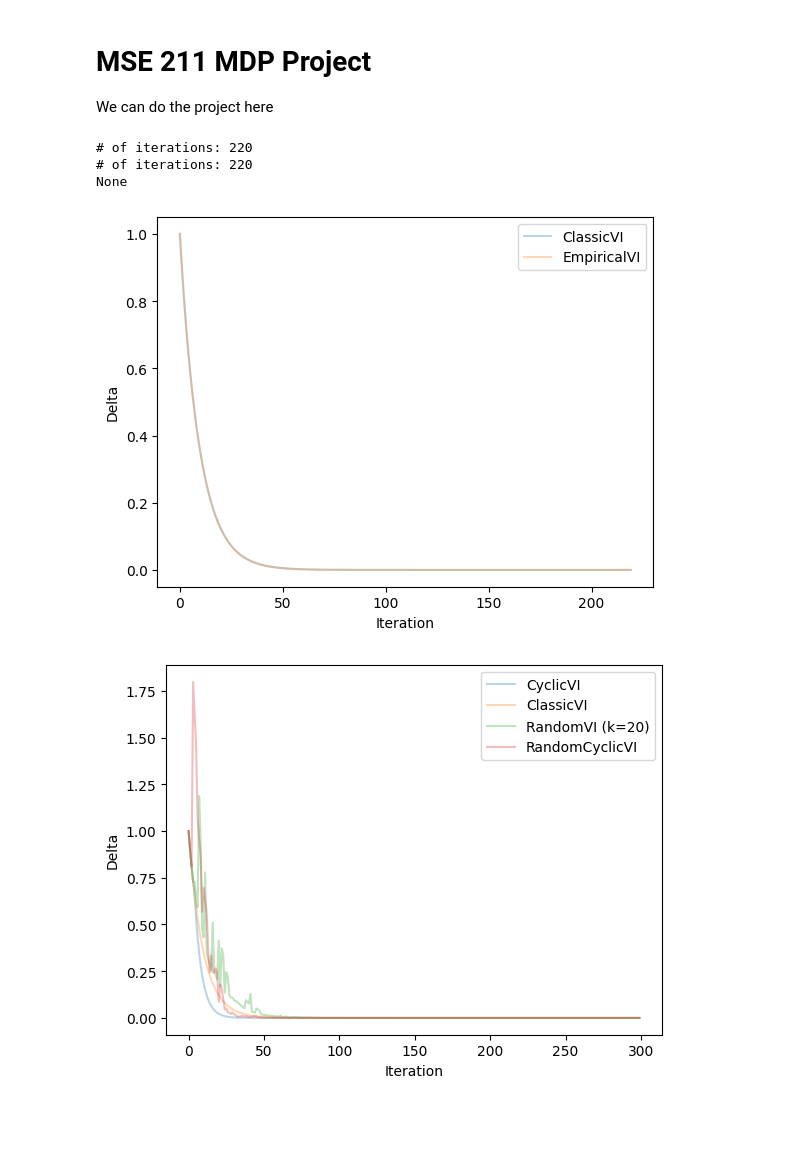
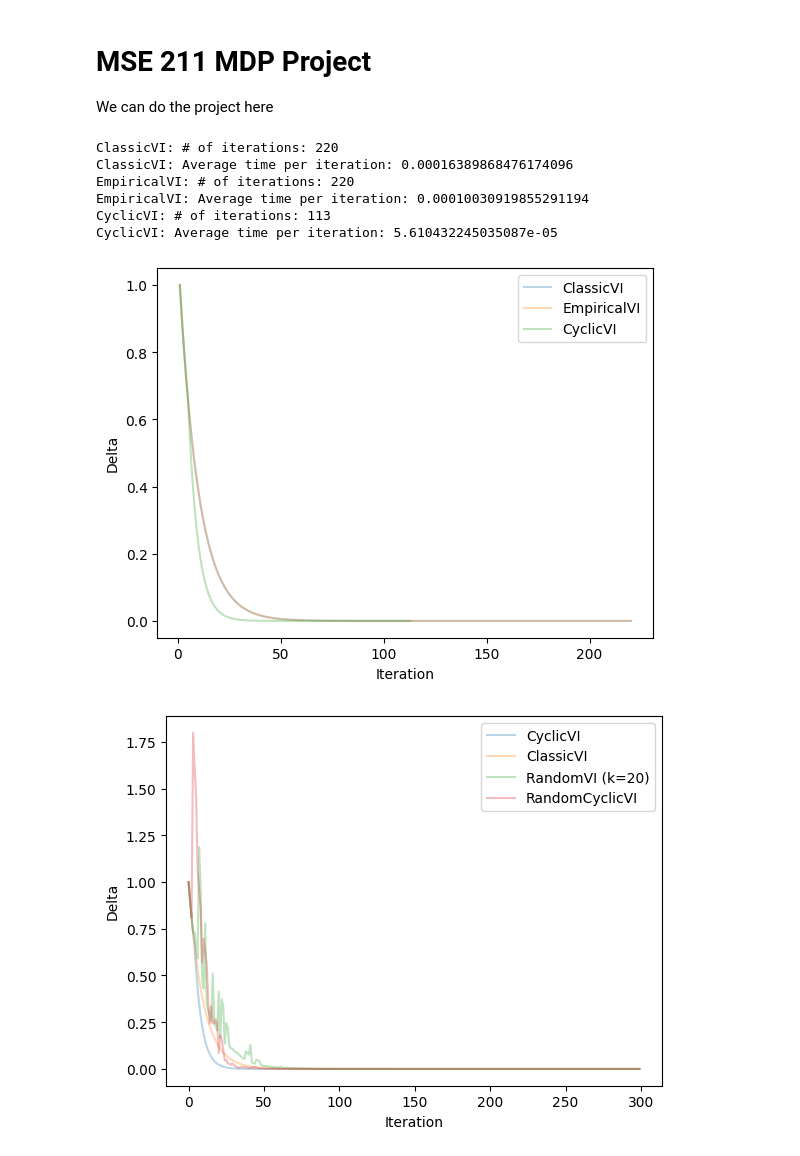
Before and after one commit to JordanTroutman/mse_211_project, a Jupyter notebook: Project.ipynb, the cells around one changed output. Saved outputs shown, nothing was run; the diff lists cells and outputs as text; code cells hidden in the pictures; blank space fills up the shorter version.

```diff
--- a/Project.ipynb
+++ b/Project.ipynb
@@ -5,38 +5,40 @@ We can do the project here
 # %%
 from value_iteration import ClassicValueIteration, RandomValueIteration, EmpiricalValueIteration, CyclicValueIteration, RandomCyclicValueIteration, VISimulation
 from game import SimpleGame, GridWorld
 from collections import Counter, defaultdict
 import matplotlib.pyplot as plt
 
 algors = [ClassicValueIteration, RandomValueIteration, CyclicValueIteration, RandomCyclicValueIteration]
-max_iter = 300
+max_iter = 500
 theta = 1e-10
 
 m = ClassicValueIteration(GridWorld(5))
 v = VISimulation(m)
 v.simulate(max_iter, theta)
 
 m = EmpiricalValueIteration(GridWorld(5))
 v = VISimulation(m)
-res = v.simulate(max_iter, theta)
-print(res)
+v.simulate(max_iter, theta)
 
 # m = RandomValueIteration(GridWorld(5), sample_rate=0.4)
 # VISimulation(m, Counter()).simulate(max_iter, theta)
 
 # m = CyclicValueIteration(GridWorld(5))
-# VISimulation(m).simulate(max_itæer, theta)
+# VISimulation(m).simulate(max_iter, theta)
 
 # m = RandomCyclicValueIteration(GridWorld(5), sample_rate=0.8)
 # VISimulation(m).simulate(max_iter, theta)
 
 plt.legend()
 plt.show()
 # %% [output]
-# of iterations: 220
-# of iterations: 220
-None
+ClassicVI: # of iterations: 220
+ClassicVI: Average time per iteration: 0.00016389868476174096
+EmpiricalVI: # of iterations: 220
+EmpiricalVI: Average time per iteration: 0.00010030919855291194
+CyclicVI: # of iterations: 113
+CyclicVI: Average time per iteration: 5.610432245035087e-05
-[figure, old version]
+[figure, new version]
 # %%
 from solver import Solver, CyclicVI, ClassicVI, RandomVI, RandomCyclicVI
 from game import SimpleGame, GridWorld
```
Also changed, not shown: 1 other file.
